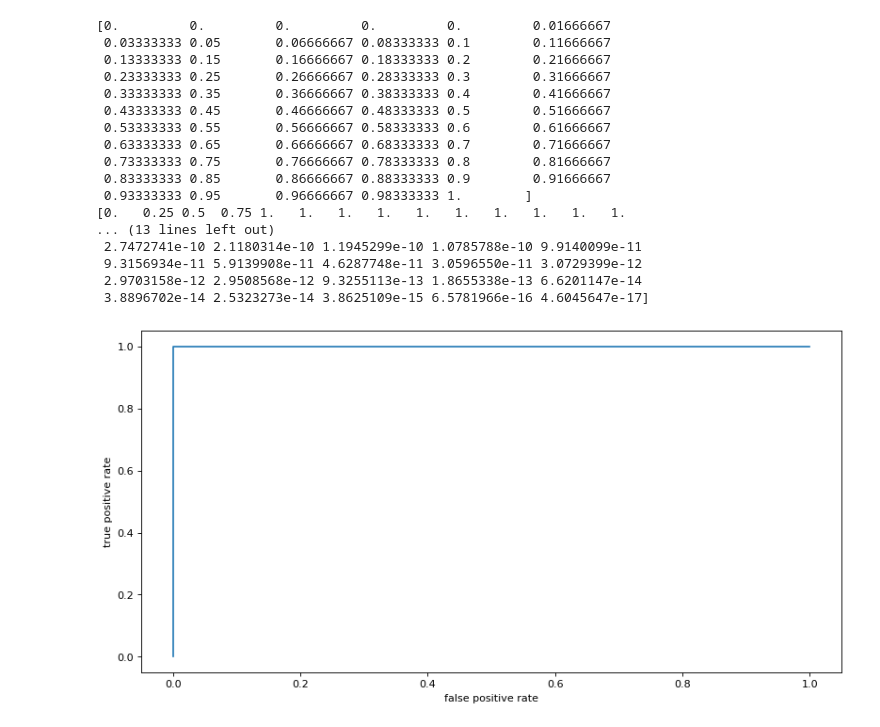
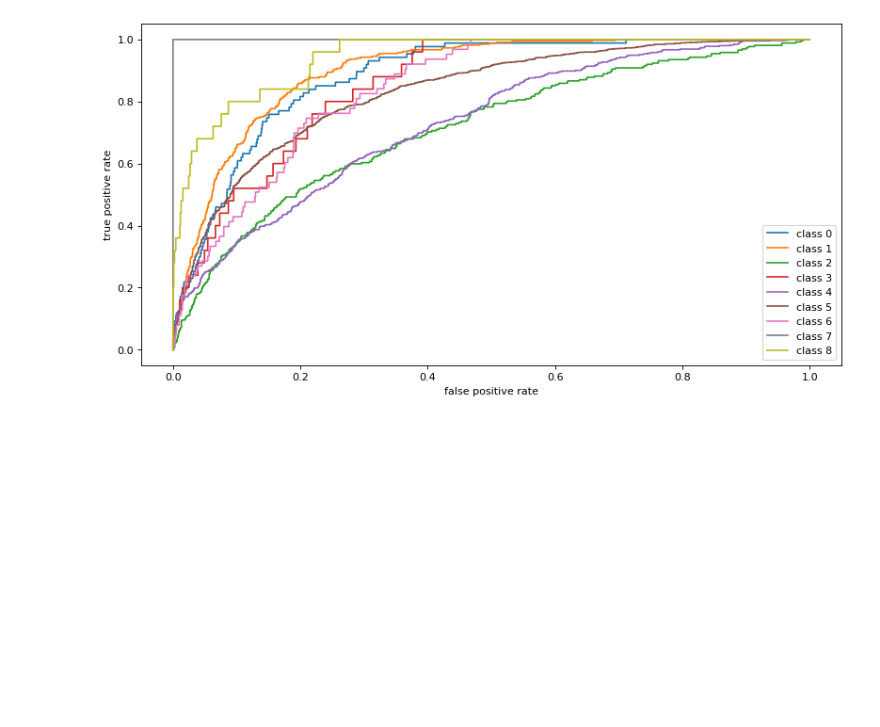
Before and after one commit to vorst4/TUE_5LSM0_g6, a Jupyter notebook: TUE_5LSM0_g6_dennis.ipynb, the cells around one changed output. Cells and saved outputs as stored; diff of their text form; code cells hidden in the pictures; blank space fills up the shorter version.

```diff
--- a/TUE_5LSM0_g6_dennis.ipynb
+++ b/TUE_5LSM0_g6_dennis.ipynb
@@ -471,41 +404,26 @@ print(score)
 # %%
 
 # roc_curve
-fpr, tpr, thr = sklearn.metrics.roc_curve(y_true2[:, 0],
-                                          p_scores[:, 0],
-                                          sample_weight=w,
-                                          drop_intermediate=False)
-
-print(fpr)
-print(tpr)
-print(thr)
-
 
 import matplotlib.pyplot as plt
+
 fig=plt.figure(figsize=(12, 6), dpi= 80, facecolor='w', edgecolor='k')
-plt.plot(fpr,tpr)
-plt.ylabel('true positive rate')
-plt.xlabel('false positive rate')
+# plt.hold()
+
+for i in range(N_classes):
+  fpr, tpr, thr = sklearn.metrics.roc_curve(y_true2[:, i],
+                                            p_scores[:, i],
+                                            sample_weight=w,
+                                            drop_intermediate=False)
+
+  plt.plot(fpr,tpr, label=('class %i' % i) )
+  plt.ylabel('true positive rate')
+  plt.xlabel('false positive rate')
+
+plt.legend()
 plt.show()
 # %% [output]
-[0.         0.         0.         0.         0.         0.01666667
- 0.03333333 0.05       0.06666667 0.08333333 0.1        0.11666667
- 0.13333333 0.15       0.16666667 0.18333333 0.2        0.21666667
- 0.23333333 0.25       0.26666667 0.28333333 0.3        0.31666667
- 0.33333333 0.35       0.36666667 0.38333333 0.4        0.41666667
- 0.43333333 0.45       0.46666667 0.48333333 0.5        0.51666667
- 0.53333333 0.55       0.56666667 0.58333333 0.6        0.61666667
- 0.63333333 0.65       0.66666667 0.68333333 0.7        0.71666667
- 0.73333333 0.75       0.76666667 0.78333333 0.8        0.81666667
- 0.83333333 0.85       0.86666667 0.88333333 0.9        0.91666667
- 0.93333333 0.95       0.96666667 0.98333333 1.        ]
-[0.   0.25 0.5  0.75 1.   1.   1.   1.   1.   1.   1.   1.   1.   1.
-... (13 lines left out)
- 2.7472741e-10 2.1180314e-10 1.1945299e-10 1.0785788e-10 9.9140099e-11
- 9.3156934e-11 5.9139908e-11 4.6287748e-11 3.0596550e-11 3.0729399e-12
- 2.9703158e-12 2.9508568e-12 9.3255113e-13 1.8655338e-13 6.6201147e-14
- 3.8896702e-14 2.5323273e-14 3.8625109e-15 6.5781966e-16 4.6045647e-17]
-[figure, old version]
+[figure, new version]
 # %%
 
 # confusion matrix
```
Also changed, not shown: parts of 10 cells of this notebook.
